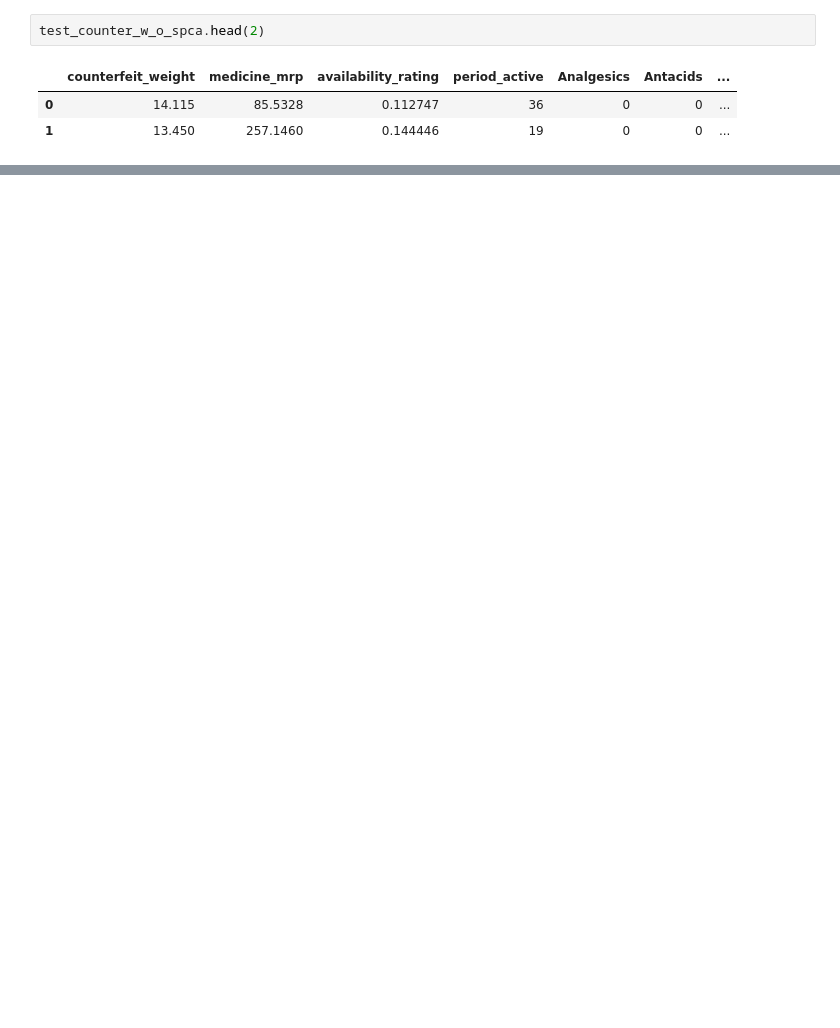
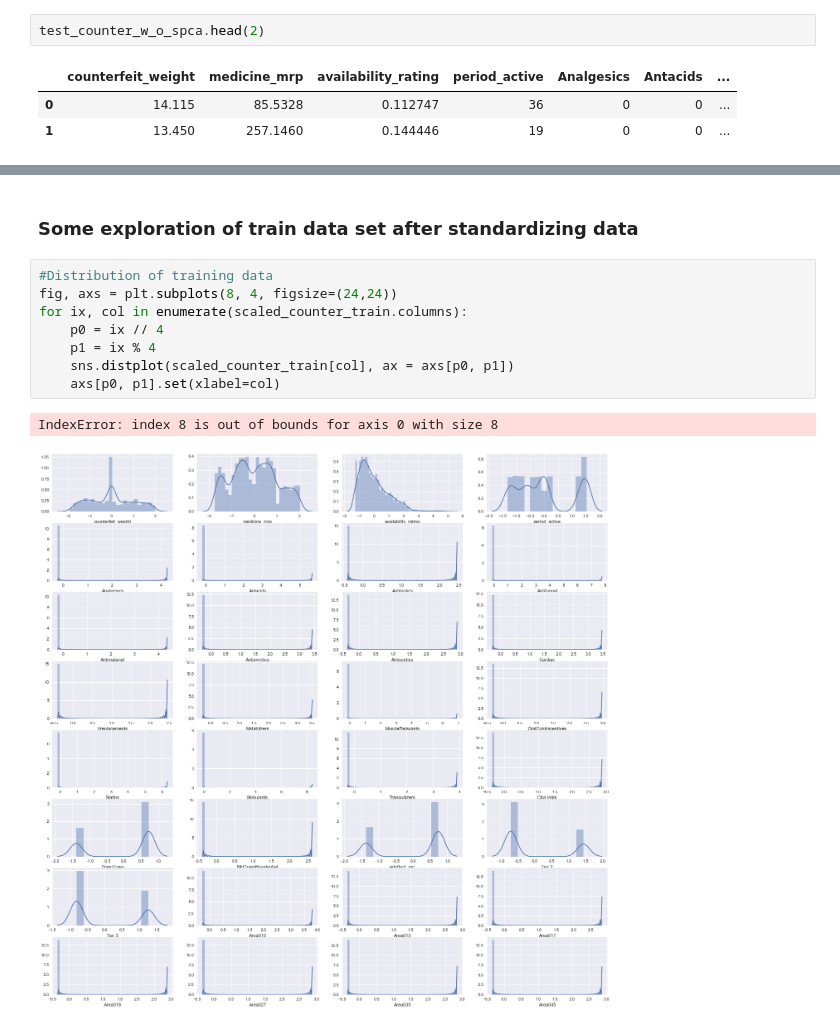
Before and after one commit to ajakaiye33/Data_Science_Proj, a Jupyter notebook: data_science_cap/project1_wip.ipynb, the cells around one changed output, grey strips where cells are left out. Cells and saved outputs as stored; diff of their text form; blank space fills up the shorter version.

```diff
--- a/data_science_cap/project1_wip.ipynb
+++ b/data_science_cap/project1_wip.ipynb
@@ -455,0 +588,13 @@ test_counter_w_o_spca.head(2)
+# %% [markdown]
+### Some exploration of train data set after standardizing data
+# %%
+#Distribution of training data
+fig, axs = plt.subplots(8, 4, figsize=(24,24))
+for ix, col in enumerate(scaled_counter_train.columns):
+    p0 = ix // 4
+    p1 = ix % 4
+    sns.distplot(scaled_counter_train[col], ax = axs[p0, p1])
+    axs[p0, p1].set(xlabel=col)
+# %% [output]
+IndexError: index 8 is out of bounds for axis 0 with size 8
+[figure, added]
```
Also changed, not shown: parts of 24 cells of this notebook.
